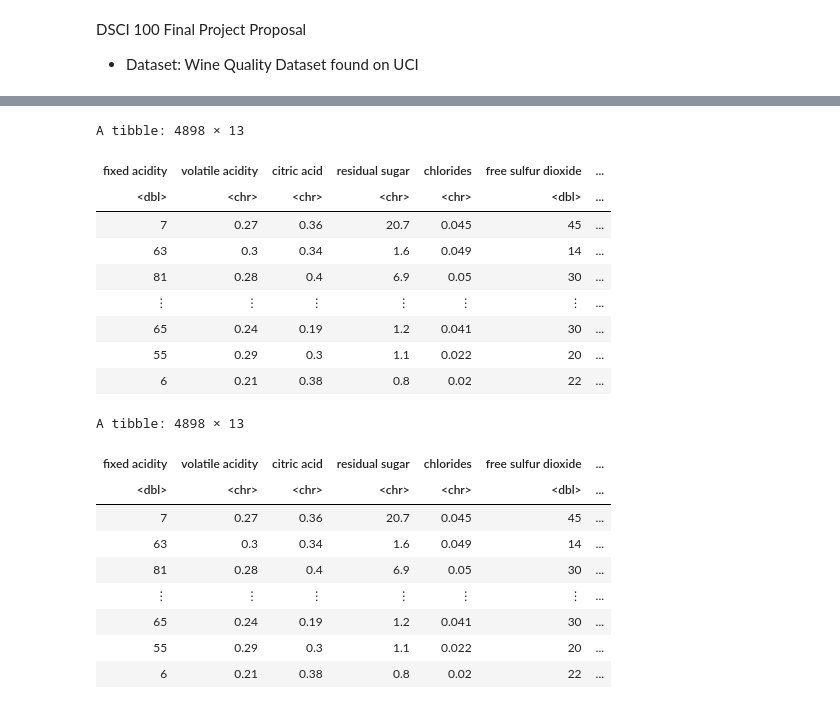
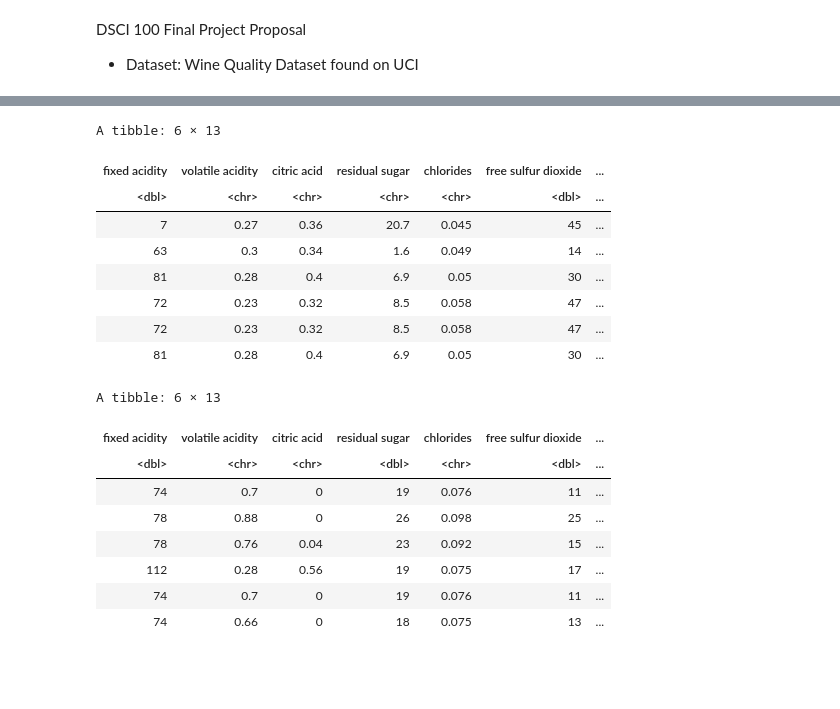
Before and after one commit to Hg422/DSCI100_GroupProject_2022, a Jupyter notebook: Project Proposal Final.ipynb, the cells around one changed output, grey strips where cells are left out. Saved outputs shown, nothing was run; the diff lists cells and outputs as text; code cells hidden in the pictures; blank space fills up the shorter version.

```diff
--- a/Project Proposal Final.ipynb
+++ b/Project Proposal Final.ipynb
@@ -82,28 +51,29 @@ A spec_tbl_df: 4898 × 12
 # %%
-winequalityWhite <- mutate(winequalityWhite, type = "white")
-winequalityWhite
+winequalityWhite <- mutate(winequalityWhite, type = "white") |>
+                    mutate(winequalityWhite, quality = as.factor(quality))
+
+head(winequalityWhite)
 # %% [output]
-A tibble: 4898 × 13
+A tibble: 6 × 13
 | fixed acidity | volatile acidity | citric acid | residual sugar | chlorides | free sulfur dioxide | ... |
 | <dbl> | <chr> | <chr> | <chr> | <chr> | <dbl> | ... |
 | 7 | 0.27 | 0.36 | 20.7 | 0.045 | 45 | ... |
 | 63 | 0.3 | 0.34 | 1.6 | 0.049 | 14 | ... |
 | 81 | 0.28 | 0.4 | 6.9 | 0.05 | 30 | ... |
-| ⋮ | ⋮ | ⋮ | ⋮ | ⋮ | ⋮ | ... |
-| 65 | 0.24 | 0.19 | 1.2 | 0.041 | 30 | ... |
-| 55 | 0.29 | 0.3 | 1.1 | 0.022 | 20 | ... |
-| 6 | 0.21 | 0.38 | 0.8 | 0.02 | 22 | ... |
+| 72 | 0.23 | 0.32 | 8.5 | 0.058 | 47 | ... |
+| 72 | 0.23 | 0.32 | 8.5 | 0.058 | 47 | ... |
+| 81 | 0.28 | 0.4 | 6.9 | 0.05 | 30 | ... |
 # %%
-winequalityRed <- mutate(winequalityRed, type = "red")
-winequalityRed
+winequalityRed <- mutate(winequalityRed, type = "red")|>
+                  mutate(winequalityRed, quality = as.factor(quality))
+head(winequalityRed)
 # %% [output]
-A tibble: 4898 × 13
+A tibble: 6 × 13
 | fixed acidity | volatile acidity | citric acid | residual sugar | chlorides | free sulfur dioxide | ... |
-| <dbl> | <chr> | <chr> | <chr> | <chr> | <dbl> | ... |
-| 7 | 0.27 | 0.36 | 20.7 | 0.045 | 45 | ... |
-| 63 | 0.3 | 0.34 | 1.6 | 0.049 | 14 | ... |
-| 81 | 0.28 | 0.4 | 6.9 | 0.05 | 30 | ... |
-| ⋮ | ⋮ | ⋮ | ⋮ | ⋮ | ⋮ | ... |
-| 65 | 0.24 | 0.19 | 1.2 | 0.041 | 30 | ... |
-| 55 | 0.29 | 0.3 | 1.1 | 0.022 | 20 | ... |
-| 6 | 0.21 | 0.38 | 0.8 | 0.02 | 22 | ... |
+| <dbl> | <chr> | <chr> | <dbl> | <chr> | <dbl> | ... |
+| 74 | 0.7 | 0 | 19 | 0.076 | 11 | ... |
+| 78 | 0.88 | 0 | 26 | 0.098 | 25 | ... |
+| 78 | 0.76 | 0.04 | 23 | 0.092 | 15 | ... |
+| 112 | 0.28 | 0.56 | 19 | 0.075 | 17 | ... |
+| 74 | 0.7 | 0 | 19 | 0.076 | 11 | ... |
+| 74 | 0.66 | 0 | 18 | 0.075 | 13 | ... |
```
Also changed, not shown: parts of 19 cells of this notebook.
